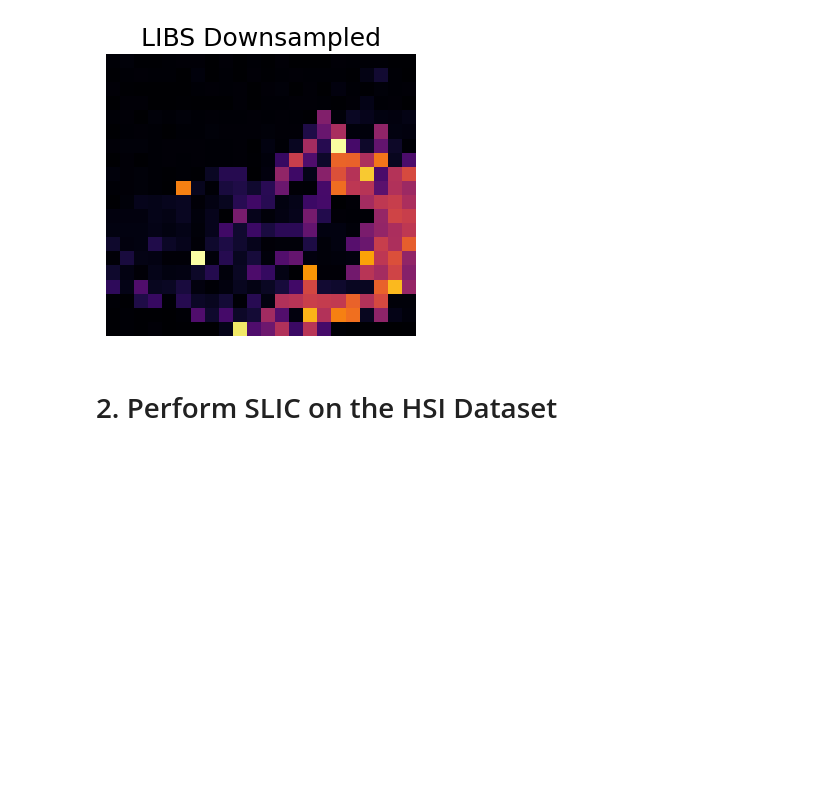
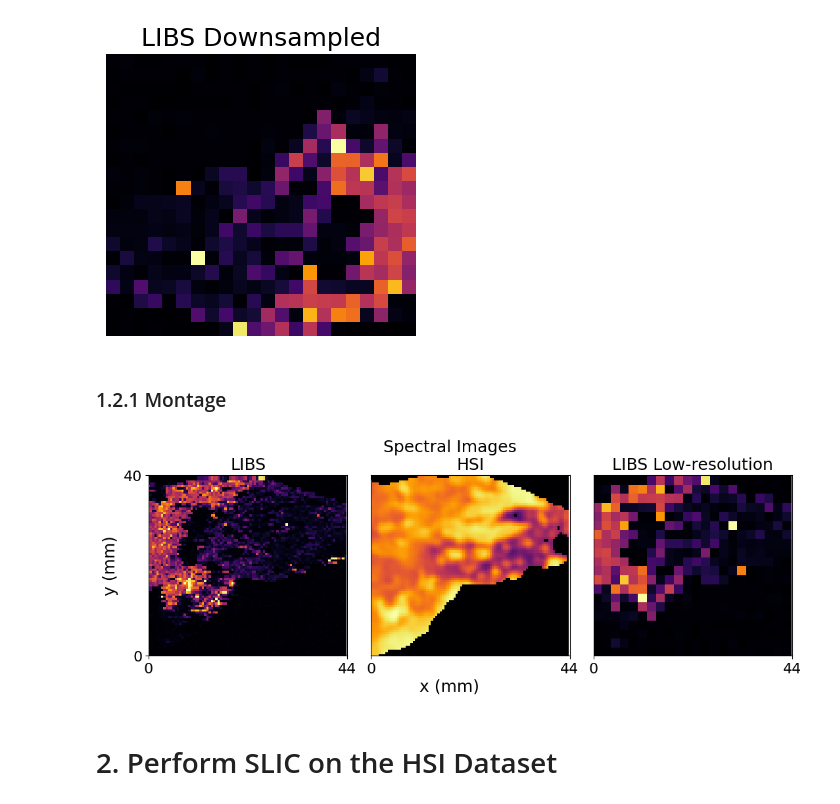
Before and after one commit to tomasjmlopes/LIBS_Tools, a Jupyter notebook: SLIC_Collab/hsi_upscale_libs.ipynb, the cells around one changed output. Saved outputs shown, nothing was run; the diff lists cells and outputs as text; code cells hidden in the pictures; blank space fills up the shorter version.

```diff
--- a/SLIC_Collab/hsi_upscale_libs.ipynb
+++ b/SLIC_Collab/hsi_upscale_libs.ipynb
@@ -167,6 +168,54 @@ ax.axis("off")
 # %% [output]
 (-0.5, 87.5, 79.5, -0.5)
 [figure]
+# %% [markdown]
+### 1.2.1 Montage
+# %%
+fig, axs = plt.subplots(1, 3, figsize = (11, 4))
+
+fig.suptitle("Spectral Images", fontsize = 18)
+
+ax = axs[0]
+ax.imshow(libs_dset[:, :, find_index(610.22, libs_wavelegths)][::, ::-1],
+          cmap = 'inferno',
+          interpolation = 'nearest')
+ax.set_title("LIBS", fontsize = 18)
+ax.set_xticks([0, y_size])
+ax.set_xticklabels([0, y_size//2], fontsize = 16)
+ax.set_yticks([0, x_size])
+ax.set_yticklabels([0, x_size//2], fontsize = 16)
+ax.set_xlim(0, y_size)
+ax.set_ylim(0, x_size)
+
+ax = axs[1]
+ax.imshow(hsi_dset_pro[:, :, find_index(1400, hsi_wavelegths)][::, ::-1],
+          cmap = 'inferno',
+          interpolation = 'nearest')
+ax.set_title("HSI", fontsize = 18)
+ax.set_xticks([0, y_size])
+ax.set_xticklabels([0, y_size//2], fontsize = 16)
+ax.set_yticks([ ])
+ax.set_xlim(0, y_size)
+ax.set_ylim(0, x_size)
+
+ax = axs[2]
+ax.imshow(libs_dset_downsample[:, :, find_index(610.22, libs_wavelegths)][::, ::-1],
+          cmap = 'inferno',
+          interpolation = 'nearest')
+ax.set_title("LIBS Low-resolution", fontsize = 18)
+ax.set_xticks([0, y_size])
+ax.set_xticklabels([0, y_size//2], fontsize = 16)
+ax.set_yticks([ ])
+ax.set_xlim(0, y_size)
+ax.set_ylim(0, x_size)
+
+fig.supxlabel("x (mm)", fontsize = 18)
+fig.supylabel("y (mm)", fontsize = 18)
+fig.tight_layout()
+
+# fig.savefig("Images/spectral_maps.jpg", dpi = 300)
+# %% [output]
+[figure, added]
 # %% [markdown]
 # 2. Perform SLIC on the HSI Dataset
 # %%
```
Also changed, not shown: parts of 4 cells of this notebook, 4 other files.
